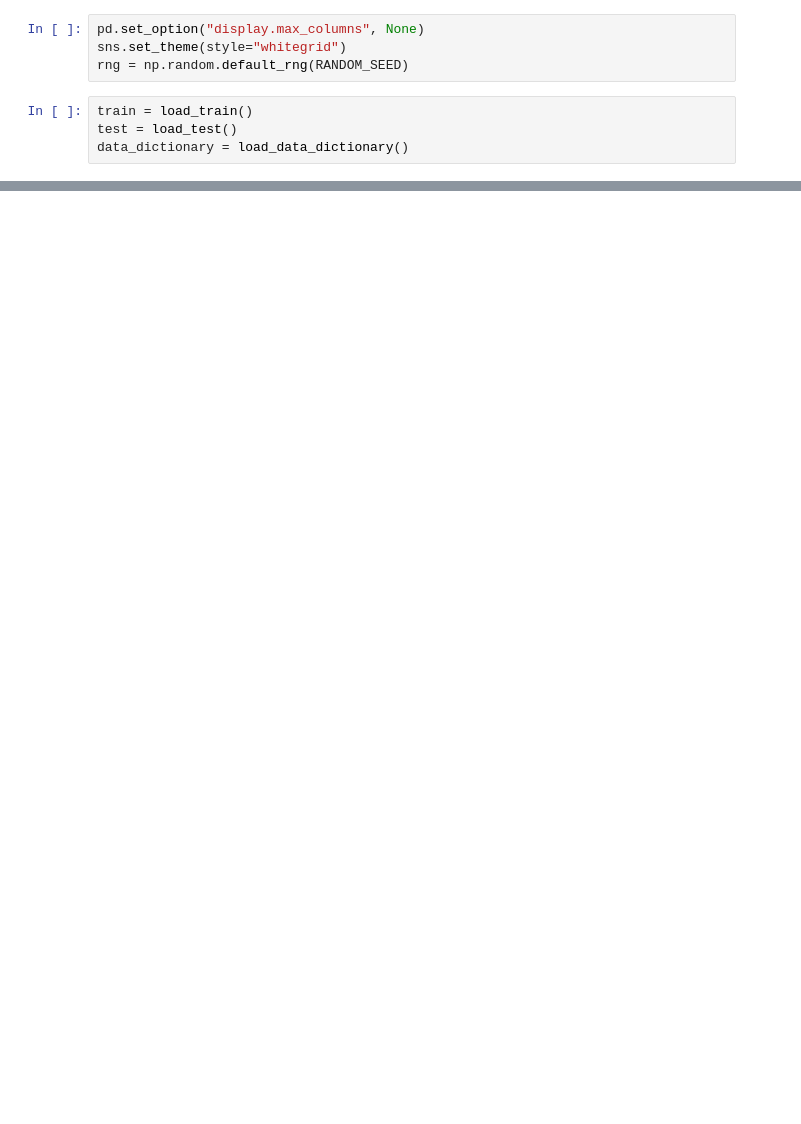
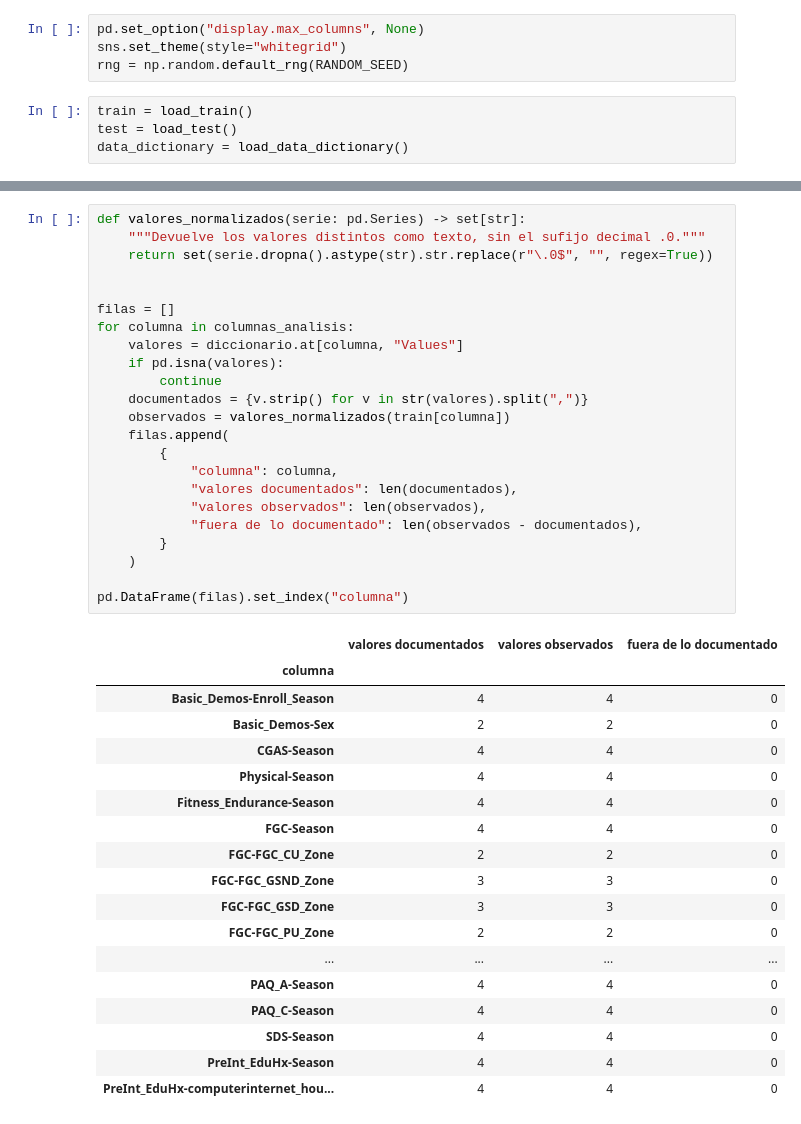
Before and after one commit to juanestebancg2806/piu-severity-prediction, a Jupyter notebook: notebooks/01_eda.ipynb, the cells around one changed output, grey strips where cells are left out. Cells and saved outputs as stored; diff of their text form; blank space fills up the shorter version.

```diff
--- a/notebooks/01_eda.ipynb
+++ b/notebooks/01_eda.ipynb
@@ -28,0 +284,42 @@ print(data_dictionary.shape)
+# %%
+def valores_normalizados(serie: pd.Series) -> set[str]:
+    """Devuelve los valores distintos como texto, sin el sufijo decimal .0."""
+    return set(serie.dropna().astype(str).str.replace(r"\.0$", "", regex=True))
+
+
+filas = []
+for columna in columnas_analisis:
+    valores = diccionario.at[columna, "Values"]
+    if pd.isna(valores):
+        continue
+    documentados = {v.strip() for v in str(valores).split(",")}
+    observados = valores_normalizados(train[columna])
+    filas.append(
+        {
+            "columna": columna,
+            "valores documentados": len(documentados),
+            "valores observados": len(observados),
+            "fuera de lo documentado": len(observados - documentados),
+        }
+    )
+
+pd.DataFrame(filas).set_index("columna")
+# %% [output]
+|  | valores documentados | valores observados | fuera de lo documentado |
+| columna |  |  |  |
+| Basic_Demos-Enroll_Season | 4 | 4 | 0 |
+| Basic_Demos-Sex | 2 | 2 | 0 |
+| CGAS-Season | 4 | 4 | 0 |
+| Physical-Season | 4 | 4 | 0 |
+| Fitness_Endurance-Season | 4 | 4 | 0 |
+| FGC-Season | 4 | 4 | 0 |
+| FGC-FGC_CU_Zone | 2 | 2 | 0 |
+| FGC-FGC_GSND_Zone | 3 | 3 | 0 |
+| FGC-FGC_GSD_Zone | 3 | 3 | 0 |
+| FGC-FGC_PU_Zone | 2 | 2 | 0 |
+| ... | ... | ... | ... |
+| PAQ_A-Season | 4 | 4 | 0 |
+| PAQ_C-Season | 4 | 4 | 0 |
+| SDS-Season | 4 | 4 | 0 |
+| PreInt_EduHx-Season | 4 | 4 | 0 |
+| PreInt_EduHx-computerinternet_hou... | 4 | 4 | 0 |
```
Also changed, not shown: parts of 29 cells of this notebook, 6 other files.
